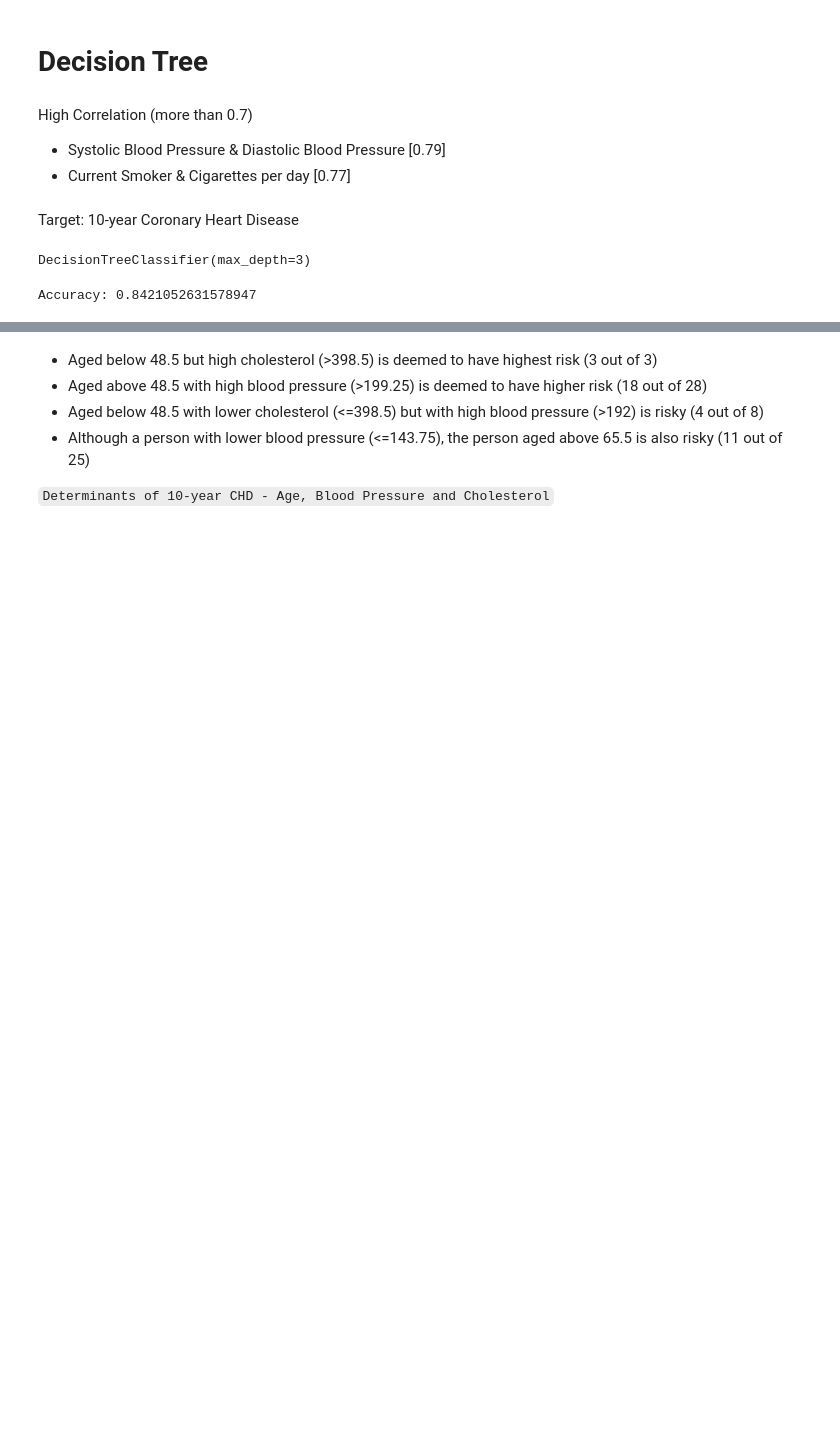
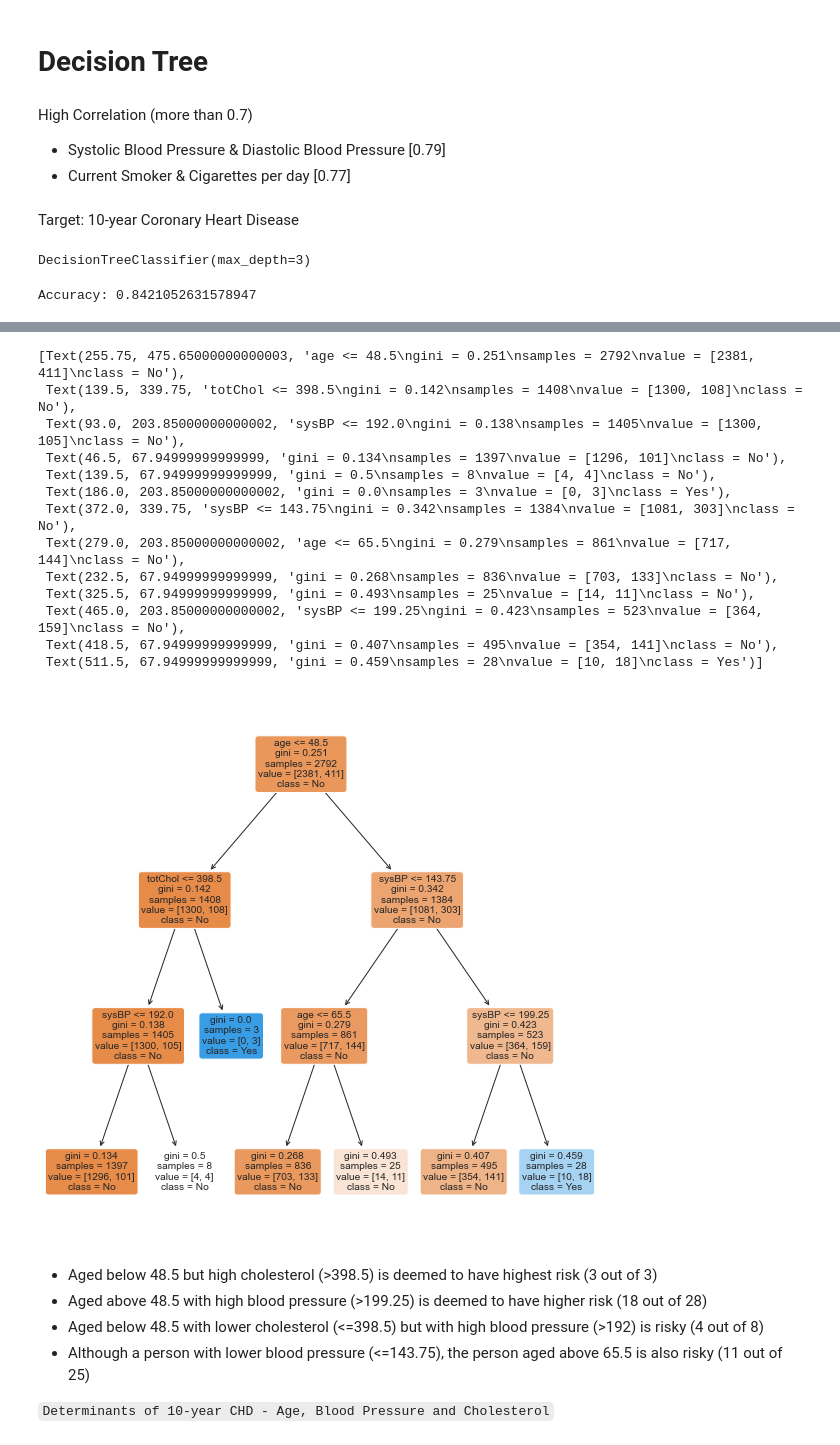
Before and after one commit to abbylmm/DS_Uncut, a Jupyter notebook: framingham.ipynb, the cells around one changed output, grey strips where cells are left out. Cells and saved outputs as stored; diff of their text form; code cells hidden in the pictures; blank space fills up the shorter version.

Commit message:
[Day 9 & 10] Framingham Heart Disease (EDA & Decision Tree)

```diff
--- a/framingham.ipynb
+++ b/framingham.ipynb
@@ -243,3 +238,24 @@ graph
+# %%
+tree.plot_tree(model,
+               feature_names=columns,
+               class_names=['No', 'Yes'],
+               filled=True,
+               rounded=True)
+# %% [output]
+[Text(255.75, 475.65000000000003, 'age <= 48.5\ngini = 0.251\nsamples = 2792\nvalue = [2381, 411]\nclass = No'),
+ Text(139.5, 339.75, 'totChol <= 398.5\ngini = 0.142\nsamples = 1408\nvalue = [1300, 108]\nclass = No'),
+ Text(93.0, 203.85000000000002, 'sysBP <= 192.0\ngini = 0.138\nsamples = 1405\nvalue = [1300, 105]\nclass = No'),
+ Text(46.5, 67.94999999999999, 'gini = 0.134\nsamples = 1397\nvalue = [1296, 101]\nclass = No'),
+ Text(139.5, 67.94999999999999, 'gini = 0.5\nsamples = 8\nvalue = [4, 4]\nclass = No'),
+ Text(186.0, 203.85000000000002, 'gini = 0.0\nsamples = 3\nvalue = [0, 3]\nclass = Yes'),
+ Text(372.0, 339.75, 'sysBP <= 143.75\ngini = 0.342\nsamples = 1384\nvalue = [1081, 303]\nclass = No'),
+ Text(279.0, 203.85000000000002, 'age <= 65.5\ngini = 0.279\nsamples = 861\nvalue = [717, 144]\nclass = No'),
+ Text(232.5, 67.94999999999999, 'gini = 0.268\nsamples = 836\nvalue = [703, 133]\nclass = No'),
+ Text(325.5, 67.94999999999999, 'gini = 0.493\nsamples = 25\nvalue = [14, 11]\nclass = No'),
+ Text(465.0, 203.85000000000002, 'sysBP <= 199.25\ngini = 0.423\nsamples = 523\nvalue = [364, 159]\nclass = No'),
+ Text(418.5, 67.94999999999999, 'gini = 0.407\nsamples = 495\nvalue = [354, 141]\nclass = No'),
+ Text(511.5, 67.94999999999999, 'gini = 0.459\nsamples = 28\nvalue = [10, 18]\nclass = Yes')]
+[figure, added]
 # %% [markdown]
 * Aged below 48.5 but high cholesterol (>398.5) is deemed to have highest risk (3 out of 3)
 * Aged above 48.5 with high blood pressure (>199.25) is deemed to have higher risk (18 out of 28)
```
Also changed, not shown: parts of 2 cells of this notebook.
